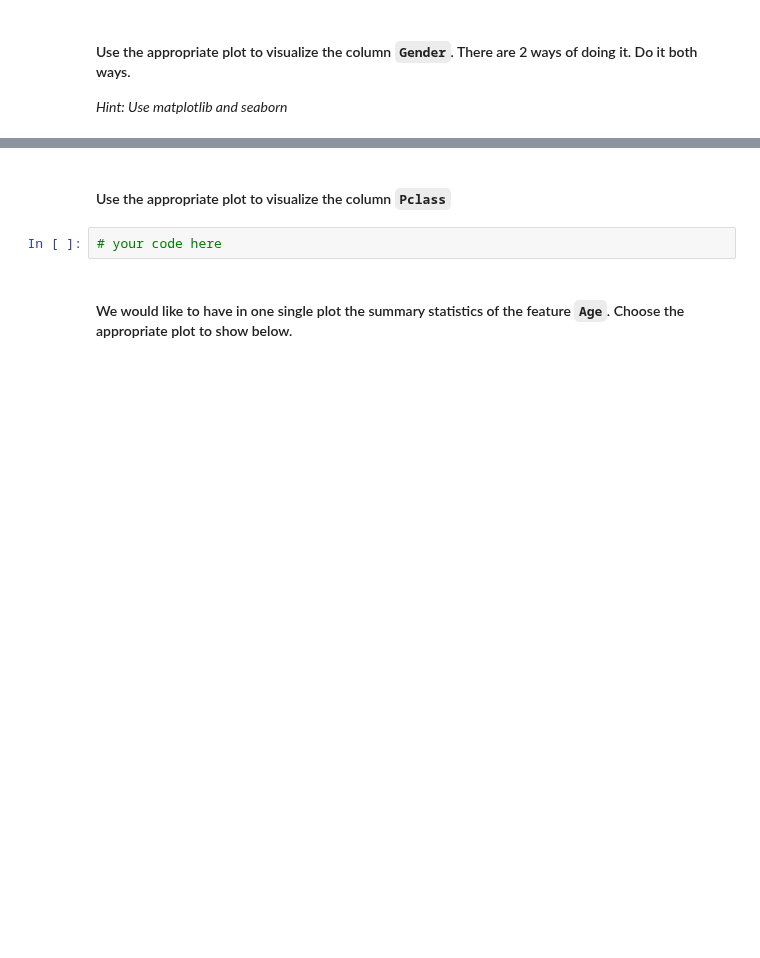
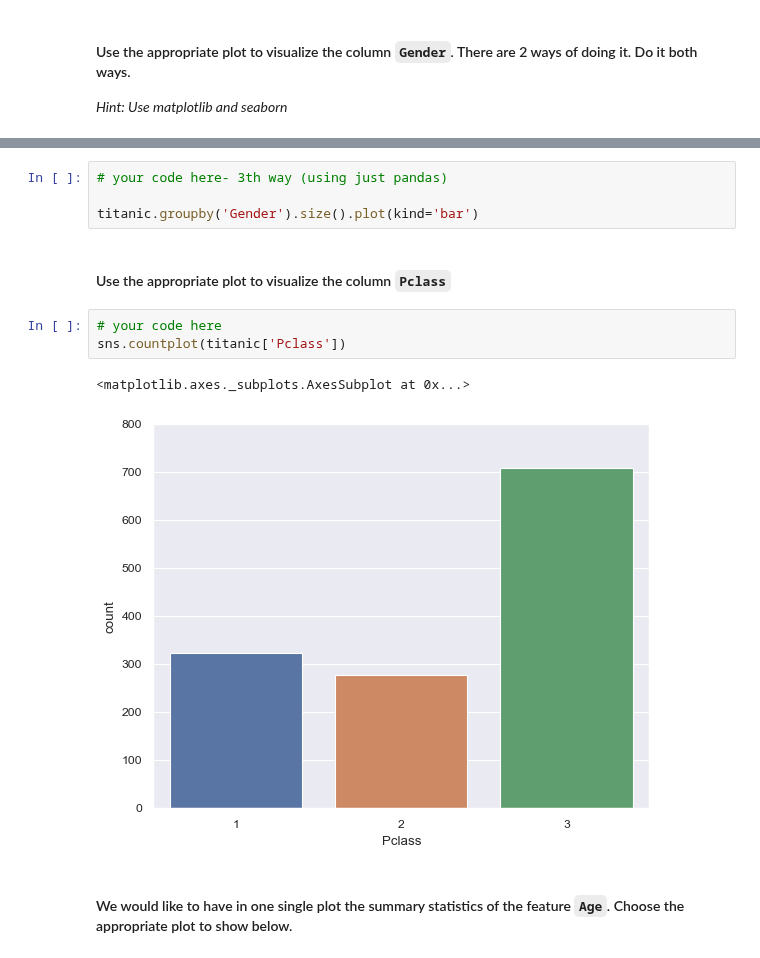
Before and after one commit to davidlafuentem/data-labs, a Jupyter notebook: module-2/lab-matplotlib-seaborn/your-code/challenge-3.ipynb, the cells around one changed output, grey strips where cells are left out. Saved outputs shown, nothing was run; the diff lists cells and outputs as text; blank space fills up the shorter version.

```diff
--- a/module-2/lab-matplotlib-seaborn/your-code/challenge-3.ipynb
+++ b/module-2/lab-matplotlib-seaborn/your-code/challenge-3.ipynb
@@ -147,7 +147,15 @@ plt.subplot(2,2,3), plt.hist(titanic.Age,bins=50)
+# %%
+# your code here- 3th way (using just pandas)
+
+titanic.groupby('Gender').size().plot(kind='bar')
 # %% [markdown]
 #### Use the appropriate plot to visualize the column `Pclass`
 # %%
 # your code here
+sns.countplot(titanic['Pclass'])
+# %% [output]
+<matplotlib.axes._subplots.AxesSubplot at 0x...>
+[figure, added]
 # %% [markdown]
 #### We would like to have in one single plot the summary statistics of the feature `Age`. Choose the appropriate plot to show below.
 # %%
```
Also changed, not shown: parts of 19 cells of this notebook.
